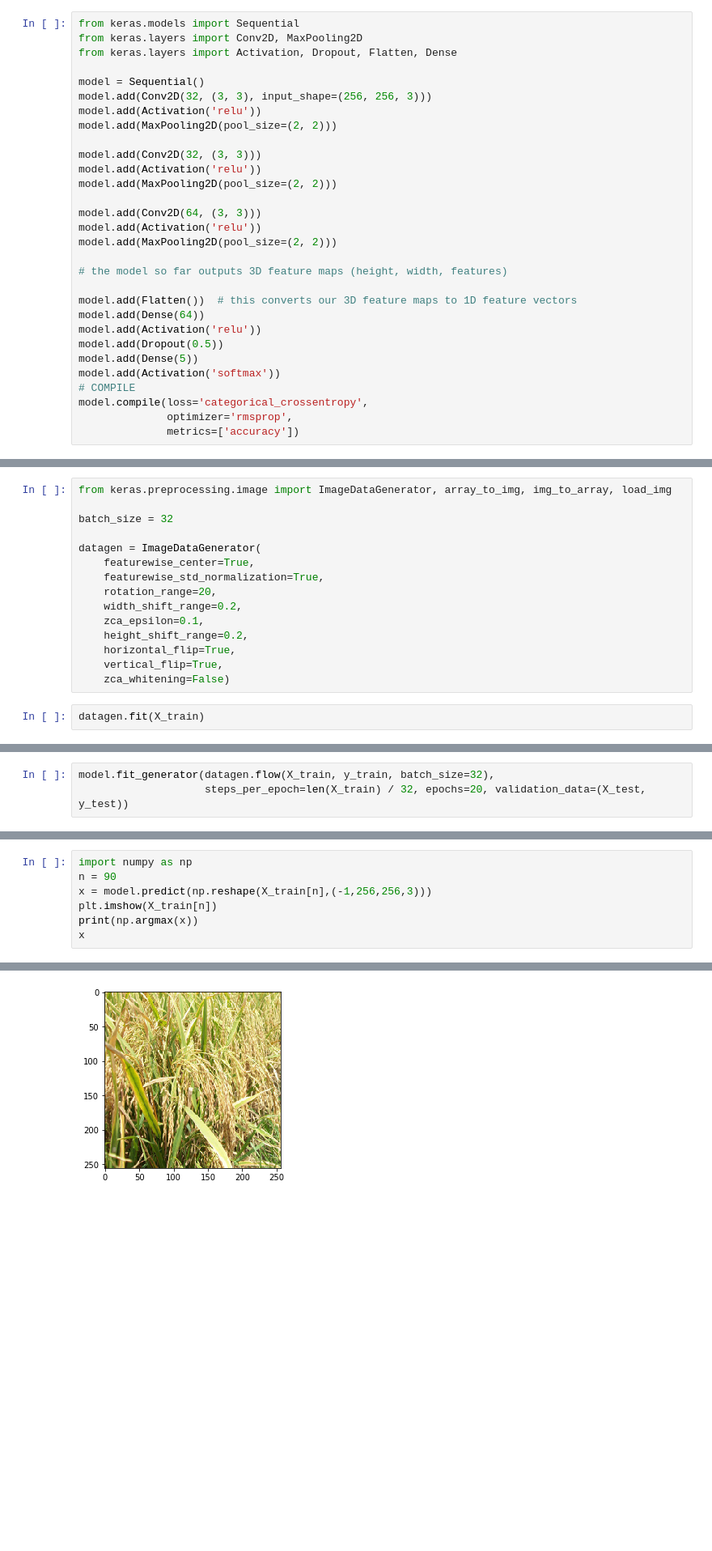
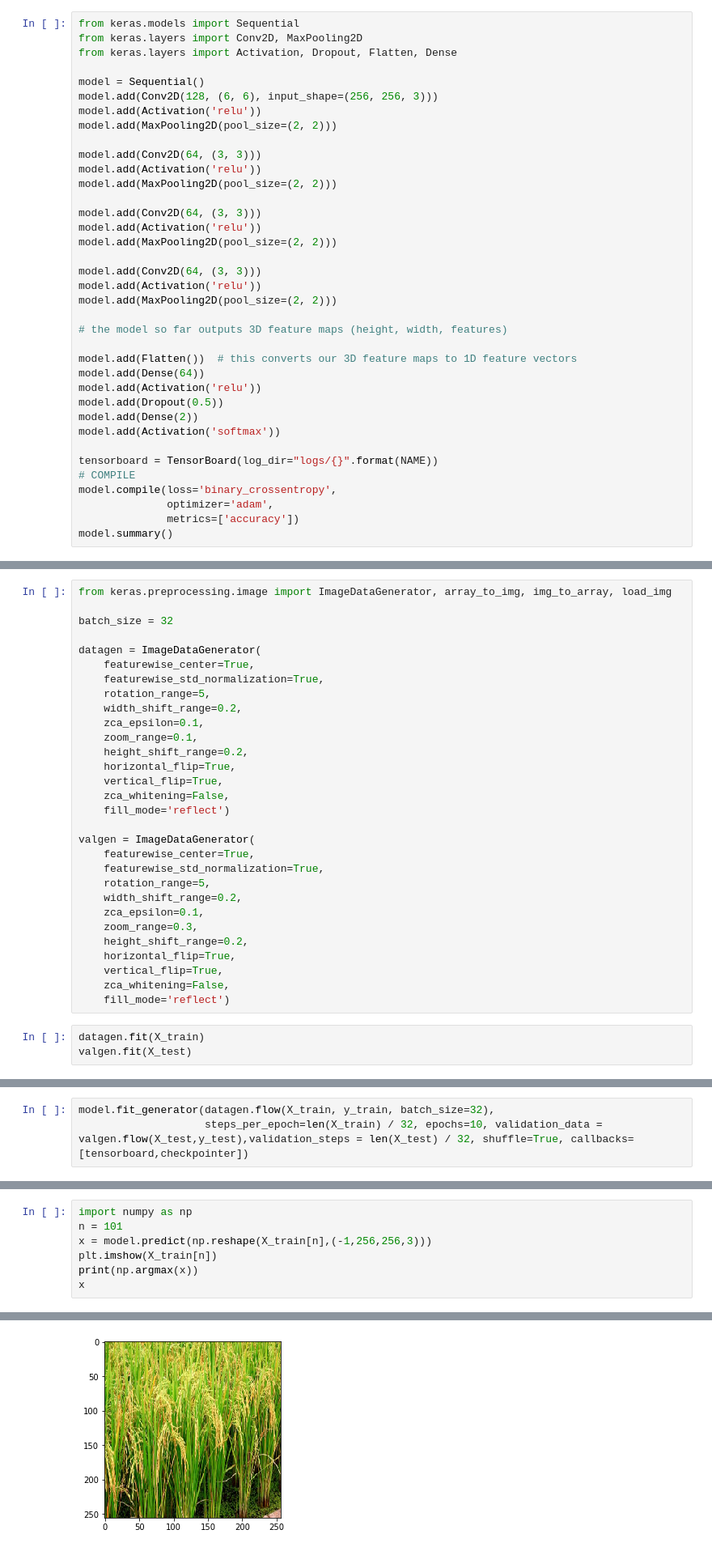
Before and after one commit to ramsrk7/Crop-Growth-Monitoring-Using-Deep-Learning, a Jupyter notebook: CNN1.ipynb, the cells around one changed output, grey strips where cells are left out. Shown: that part at 81% size. Cells and saved outputs as stored; diff of their text form; blank space fills up the shorter version.

Commit message:
Ensembled Binary Models

```diff
--- a/CNN1.ipynb
+++ b/CNN1.ipynb
@@ -43,11 +60,15 @@ from keras.layers import Conv2D, MaxPooling2D
 from keras.layers import Activation, Dropout, Flatten, Dense
 
 model = Sequential()
-model.add(Conv2D(32, (3, 3), input_shape=(256, 256, 3)))
+model.add(Conv2D(128, (6, 6), input_shape=(256, 256, 3)))
 model.add(Activation('relu'))
 model.add(MaxPooling2D(pool_size=(2, 2)))
 
-model.add(Conv2D(32, (3, 3)))
+model.add(Conv2D(64, (3, 3)))
+model.add(Activation('relu'))
+model.add(MaxPooling2D(pool_size=(2, 2)))
+
+model.add(Conv2D(64, (3, 3)))
 model.add(Activation('relu'))
 model.add(MaxPooling2D(pool_size=(2, 2)))
 
@@ -61,9 +82,12 @@ model.add(Flatten())  # this converts our 3D feature maps to 1D feature vectors
 model.add(Dense(64))
 model.add(Activation('relu'))
 model.add(Dropout(0.5))
-model.add(Dense(5))
+model.add(Dense(2))
 model.add(Activation('softmax'))
+
+tensorboard = TensorBoard(log_dir="logs/{}".format(NAME))
 # COMPILE
-model.compile(loss='categorical_crossentropy',
-              optimizer='rmsprop',
+model.compile(loss='binary_crossentropy',
+              optimizer='adam',
               metrics=['accuracy'])
+model.summary()
@@ -75,12 +117,28 @@ batch_size = 32
 datagen = ImageDataGenerator(
     featurewise_center=True,
     featurewise_std_normalization=True,
-    rotation_range=20,
+    rotation_range=5,
     width_shift_range=0.2,
     zca_epsilon=0.1,
+    zoom_range=0.1,
     height_shift_range=0.2,
     horizontal_flip=True,
     vertical_flip=True,
-    zca_whitening=False)
+    zca_whitening=False,
+    fill_mode='reflect')
+
+valgen = ImageDataGenerator(
+    featurewise_center=True,
+    featurewise_std_normalization=True,
+    rotation_range=5,
+    width_shift_range=0.2,
+    zca_epsilon=0.1,
+    zoom_range=0.3,
+    height_shift_range=0.2,
+    horizontal_flip=True,
+    vertical_flip=True,
+    zca_whitening=False,
+    fill_mode='reflect')
 # %%
 datagen.fit(X_train)
+valgen.fit(X_test)
@@ -87,4 +147,4 @@ datagen.fit(X_train)
 # %%
 model.fit_generator(datagen.flow(X_train, y_train, batch_size=32),
-                    steps_per_epoch=len(X_train) / 32, epochs=20, validation_data=(X_test, y_test))
+                    steps_per_epoch=len(X_train) / 32, epochs=10, validation_data = valgen.flow(X_test,y_test),validation_steps = len(X_test) / 32, shuffle=True, callbacks=[tensorboard,checkpointer])
 # %% [output]
@@ -109,6 +171,6 @@ Epoch 20/20
 # %%
 import numpy as np
-n = 90
+n = 101
 x = model.predict(np.reshape(X_train[n],(-1,256,256,3)))
 plt.imshow(X_train[n])
 print(np.argmax(x))
@@ -120 +181 @@ array([[0.10780726, 0.16194163, 0.2734687 , 0.3169822 , 0.13980019]],
-[figure, old version]
+[figure, new version]
```
Also changed, not shown: parts of 23 cells of this notebook, 1 other file.
